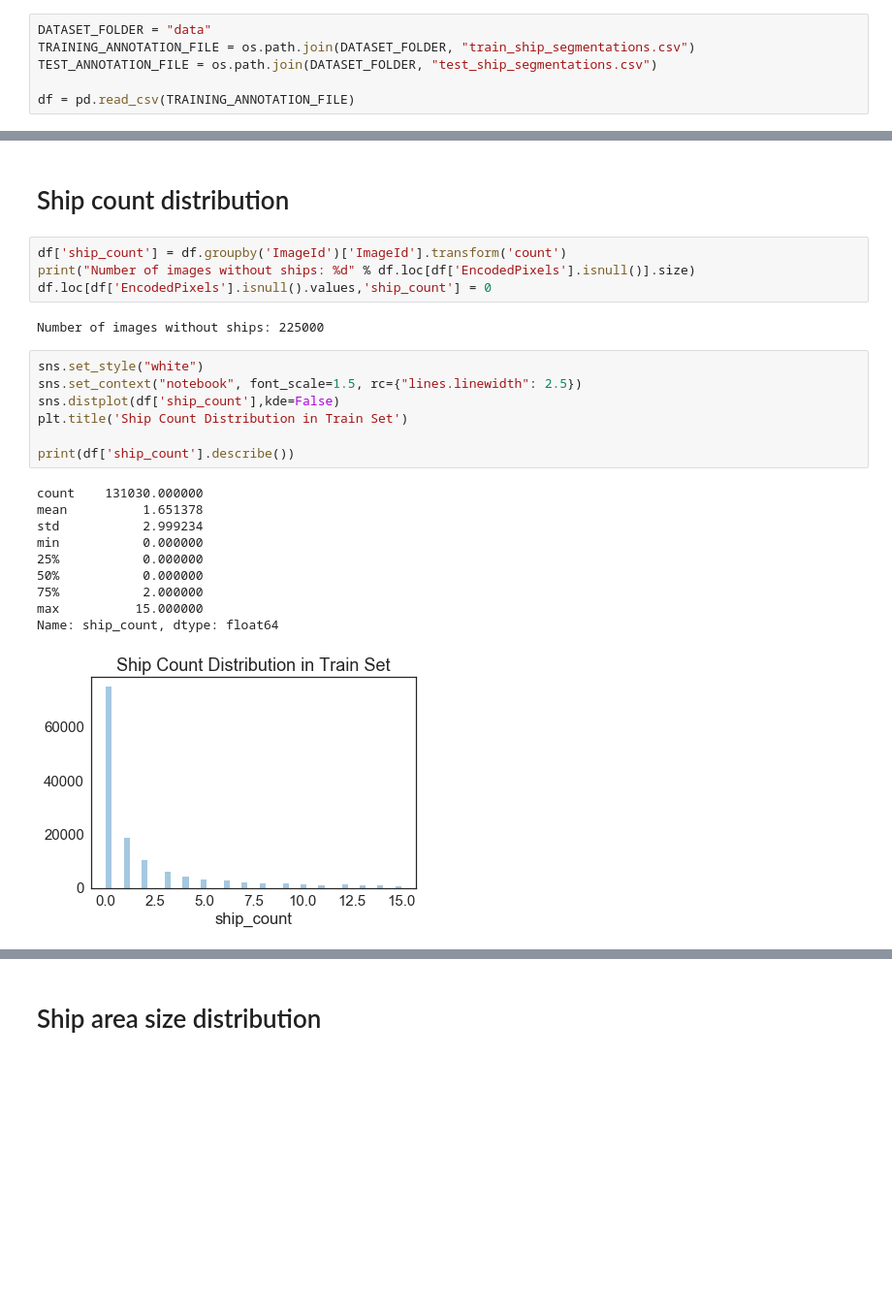
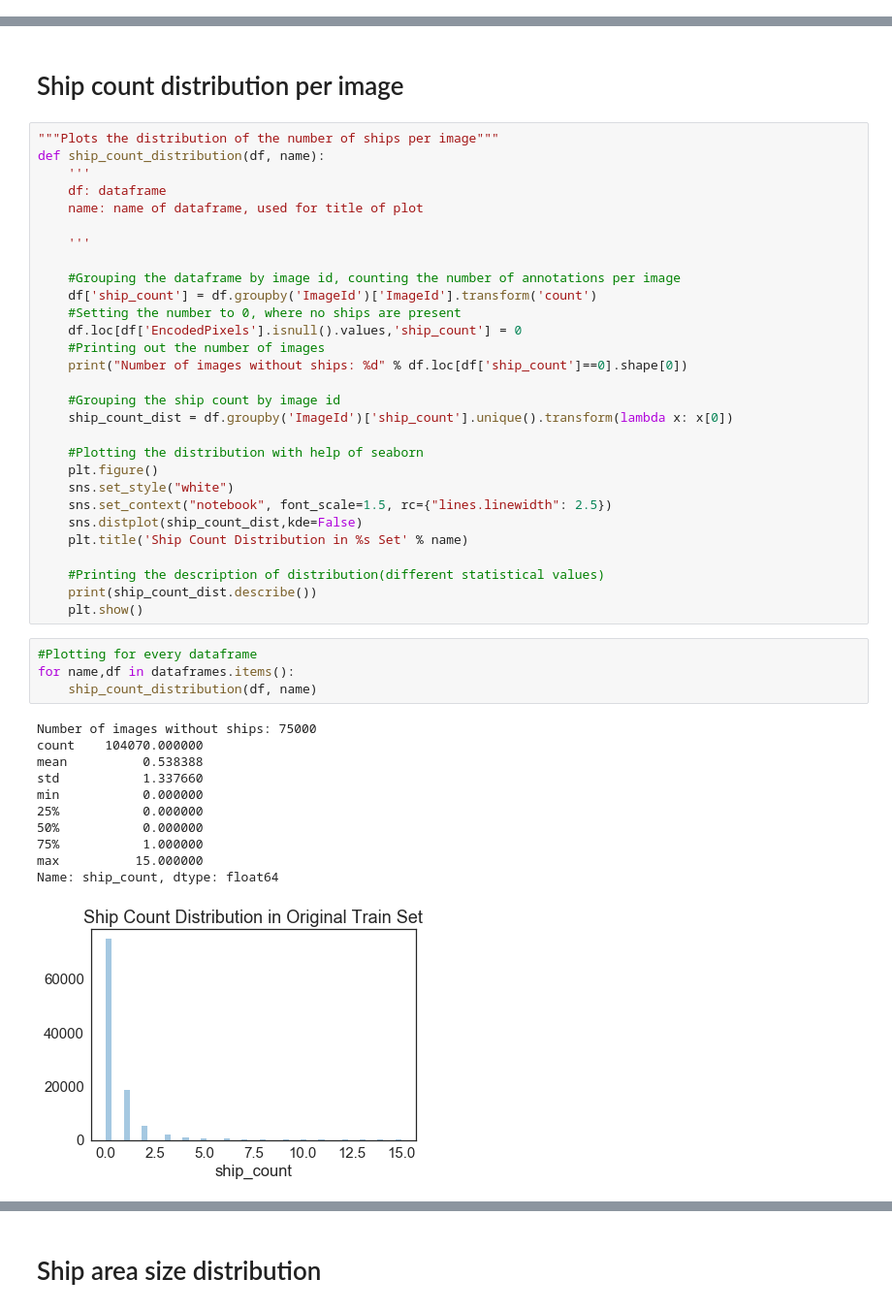
Before and after one commit to Deep-Learning-GAZ/Airbus-Ship-Detection-Challenge, a Jupyter notebook: DataExploration.ipynb, the cells around one changed output, grey strips where cells are left out. Shown at 97% size. Saved outputs shown, nothing was run; the diff lists cells and outputs as text; blank space fills up the shorter version.

```diff
--- a/DataExploration.ipynb
+++ b/DataExploration.ipynb
@@ -9,9 +12,3 @@ import seaborn as sns
 
 import warnings
 warnings.filterwarnings("ignore")
-# %%
-DATASET_FOLDER = "data"
-TRAINING_ANNOTATION_FILE = os.path.join(DATASET_FOLDER, "train_ship_segmentations.csv")
-TEST_ANNOTATION_FILE = os.path.join(DATASET_FOLDER, "test_ship_segmentations.csv")
-
-df = pd.read_csv(TRAINING_ANNOTATION_FILE)
@@ -18,26 +29,47 @@ df = pd.read_csv(TRAINING_ANNOTATION_FILE)
 # %% [markdown]
-# Ship count distribution
+# Ship count distribution per image
-# %%
-df['ship_count'] = df.groupby('ImageId')['ImageId'].transform('count')
-print("Number of images without ships: %d" % df.loc[df['EncodedPixels'].isnull()].size)
-df.loc[df['EncodedPixels'].isnull().values,'ship_count'] = 0
-# %% [output]
-Number of images without ships: 225000
-# %%
-sns.set_style("white")
-sns.set_context("notebook", font_scale=1.5, rc={"lines.linewidth": 2.5})
-sns.distplot(df['ship_count'],kde=False)
-plt.title('Ship Count Distribution in Train Set')
-
-print(df['ship_count'].describe())
-# %% [output]
-count    131030.000000
-mean          1.651378
-std           2.999234
-min           0.000000
-25%           0.000000
-50%           0.000000
-75%           2.000000
-max          15.000000
-Name: ship_count, dtype: float64
-[figure, removed]
+# %%
+"""Plots the distribution of the number of ships per image"""
+def ship_count_distribution(df, name):
+    '''
+    df: dataframe
+    name: name of dataframe, used for title of plot
+
+    '''
+
+    #Grouping the dataframe by image id, counting the number of annotations per image
+    df['ship_count'] = df.groupby('ImageId')['ImageId'].transform('count')
+    #Setting the number to 0, where no ships are present
+    df.loc[df['EncodedPixels'].isnull().values,'ship_count'] = 0
+    #Printing out the number of images
+    print("Number of images without ships: %d" % df.loc[df['ship_count']==0].shape[0])
+
+    #Grouping the ship count by image id
+    ship_count_dist = df.groupby('ImageId')['ship_count'].unique().transform(lambda x: x[0])
+
+    #Plotting the distribution with help of seaborn
+    plt.figure()
+    sns.set_style("white")
+    sns.set_context("notebook", font_scale=1.5, rc={"lines.linewidth": 2.5})
+    sns.distplot(ship_count_dist,kde=False)
+    plt.title('Ship Count Distribution in %s Set' % name)
+
+    #Printing the description of distribution(different statistical values)
+    print(ship_count_dist.describe())
+    plt.show()
+# %%
+#Plotting for every dataframe
+for name,df in dataframes.items():
+    ship_count_distribution(df, name)
+# %% [output]
+Number of images without ships: 75000
+count    104070.000000
+mean          0.538388
+std           1.337660
+min           0.000000
+25%           0.000000
+50%           0.000000
+75%           1.000000
+max          15.000000
+Name: ship_count, dtype: float64
+[figure, added]
```
Also changed, not shown: parts of 18 cells of this notebook, 1 other file.
